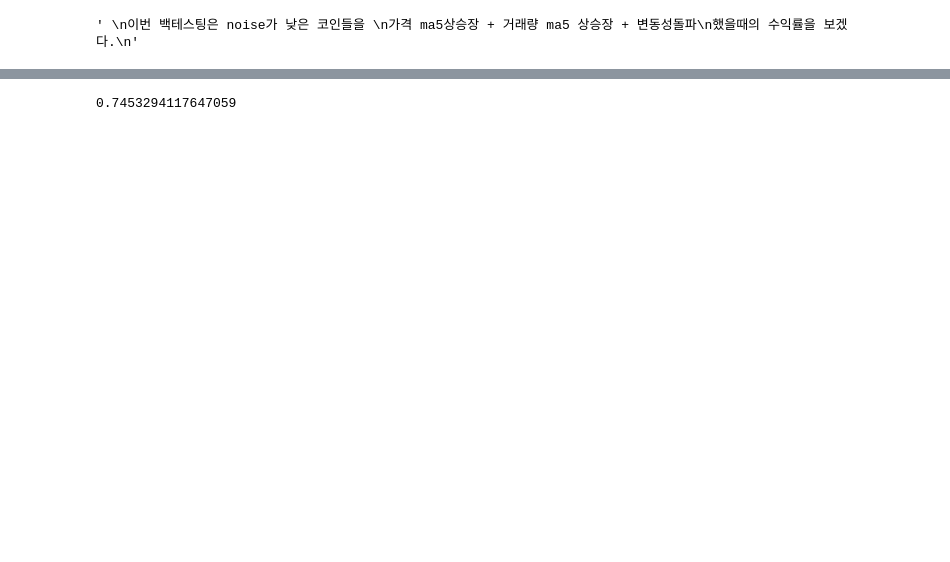
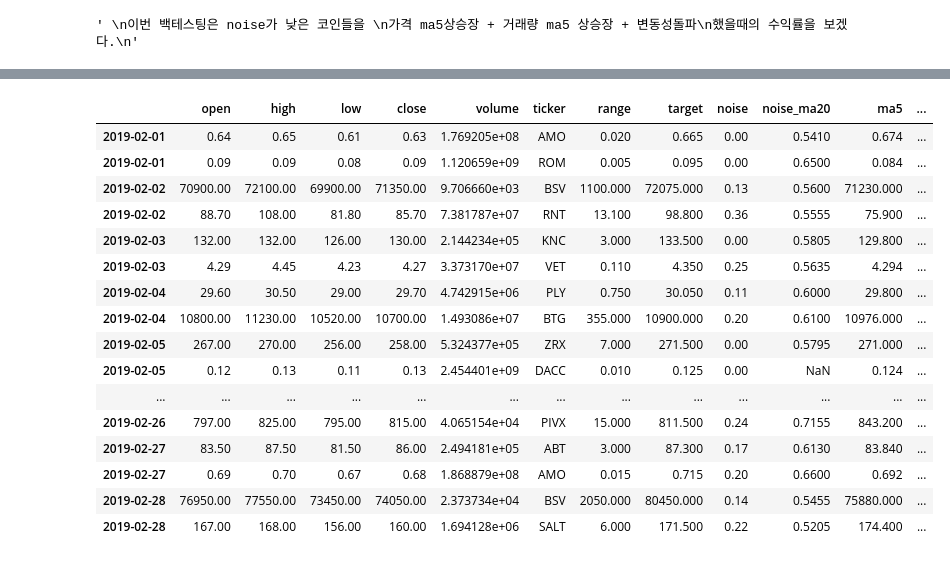
Before and after one commit to smarthun0106/mycoin, a Jupyter notebook: back_testing_result/back_testing_03.ipynb, the cells around one changed output, grey strips where cells are left out. Cells and saved outputs as stored; diff of their text form; code cells hidden in the pictures; blank space fills up the shorter version.

```diff
--- a/back_testing_result/back_testing_03.ipynb
+++ b/back_testing_result/back_testing_03.ipynb
@@ -58,10 +66,11 @@ noise_df
 # %%
 def aaa(date):
-    df = noise_df[date].sort_values(by='noise').head(3)
+    df = noise_df[date].sort_values(by='noise').head(2)
     fee = 0.0032
 # ror
+
     df['ror'] = np.where(df['bull_ma'] & df['bull_vma'],
-                         df['close']/df['open']-fee,
+                         df['close']/df['target']-fee,
                          1)
     return df
 # %%
@@ -86,6 +95,22 @@ for i in aa:
 # %%
 result_df.head()
 result_df['hpr'] = result_df['ror'].cumprod()
-result_df['ror'].min()
+result_df['2019-02']
 # %% [output]
-0.7453294117647059
+|  | open | high | low | close | volume | ticker | range | target | noise | noise_ma20 | ma5 | ... |
+| 2019-02-01 | 0.64 | 0.65 | 0.61 | 0.63 | 1.769205e+08 | AMO | 0.020 | 0.665 | 0.00 | 0.5410 | 0.674 | ... |
+| 2019-02-01 | 0.09 | 0.09 | 0.08 | 0.09 | 1.120659e+09 | ROM | 0.005 | 0.095 | 0.00 | 0.6500 | 0.084 | ... |
+| 2019-02-02 | 70900.00 | 72100.00 | 69900.00 | 71350.00 | 9.706660e+03 | BSV | 1100.000 | 72075.000 | 0.13 | 0.5600 | 71230.000 | ... |
+| 2019-02-02 | 88.70 | 108.00 | 81.80 | 85.70 | 7.381787e+07 | RNT | 13.100 | 98.800 | 0.36 | 0.5555 | 75.900 | ... |
+| 2019-02-03 | 132.00 | 132.00 | 126.00 | 130.00 | 2.144234e+05 | KNC | 3.000 | 133.500 | 0.00 | 0.5805 | 129.800 | ... |
+| 2019-02-03 | 4.29 | 4.45 | 4.23 | 4.27 | 3.373170e+07 | VET | 0.110 | 4.350 | 0.25 | 0.5635 | 4.294 | ... |
+| 2019-02-04 | 29.60 | 30.50 | 29.00 | 29.70 | 4.742915e+06 | PLY | 0.750 | 30.050 | 0.11 | 0.6000 | 29.800 | ... |
+| 2019-02-04 | 10800.00 | 11230.00 | 10520.00 | 10700.00 | 1.493086e+07 | BTG | 355.000 | 10900.000 | 0.20 | 0.6100 | 10976.000 | ... |
+| 2019-02-05 | 267.00 | 270.00 | 256.00 | 258.00 | 5.324377e+05 | ZRX | 7.000 | 271.500 | 0.00 | 0.5795 | 271.000 | ... |
+| 2019-02-05 | 0.12 | 0.13 | 0.11 | 0.13 | 2.454401e+09 | DACC | 0.010 | 0.125 | 0.00 | NaN | 0.124 | ... |
+| ... | ... | ... | ... | ... | ... | ... | ... | ... | ... | ... | ... | ... |
+| 2019-02-26 | 797.00 | 825.00 | 795.00 | 815.00 | 4.065154e+04 | PIVX | 15.000 | 811.500 | 0.24 | 0.7155 | 843.200 | ... |
+| 2019-02-27 | 83.50 | 87.50 | 81.50 | 86.00 | 2.494181e+05 | ABT | 3.000 | 87.300 | 0.17 | 0.6130 | 83.840 | ... |
+| 2019-02-27 | 0.69 | 0.70 | 0.67 | 0.68 | 1.868879e+08 | AMO | 0.015 | 0.715 | 0.20 | 0.6600 | 0.692 | ... |
+| 2019-02-28 | 76950.00 | 77550.00 | 73450.00 | 74050.00 | 2.373734e+04 | BSV | 2050.000 | 80450.000 | 0.14 | 0.5455 | 75880.000 | ... |
+| 2019-02-28 | 167.00 | 168.00 | 156.00 | 160.00 | 1.694128e+06 | SALT | 6.000 | 171.500 | 0.22 | 0.5205 | 174.400 | ... |
```
Also changed, not shown: parts of 3 cells of this notebook, 3 other files.
